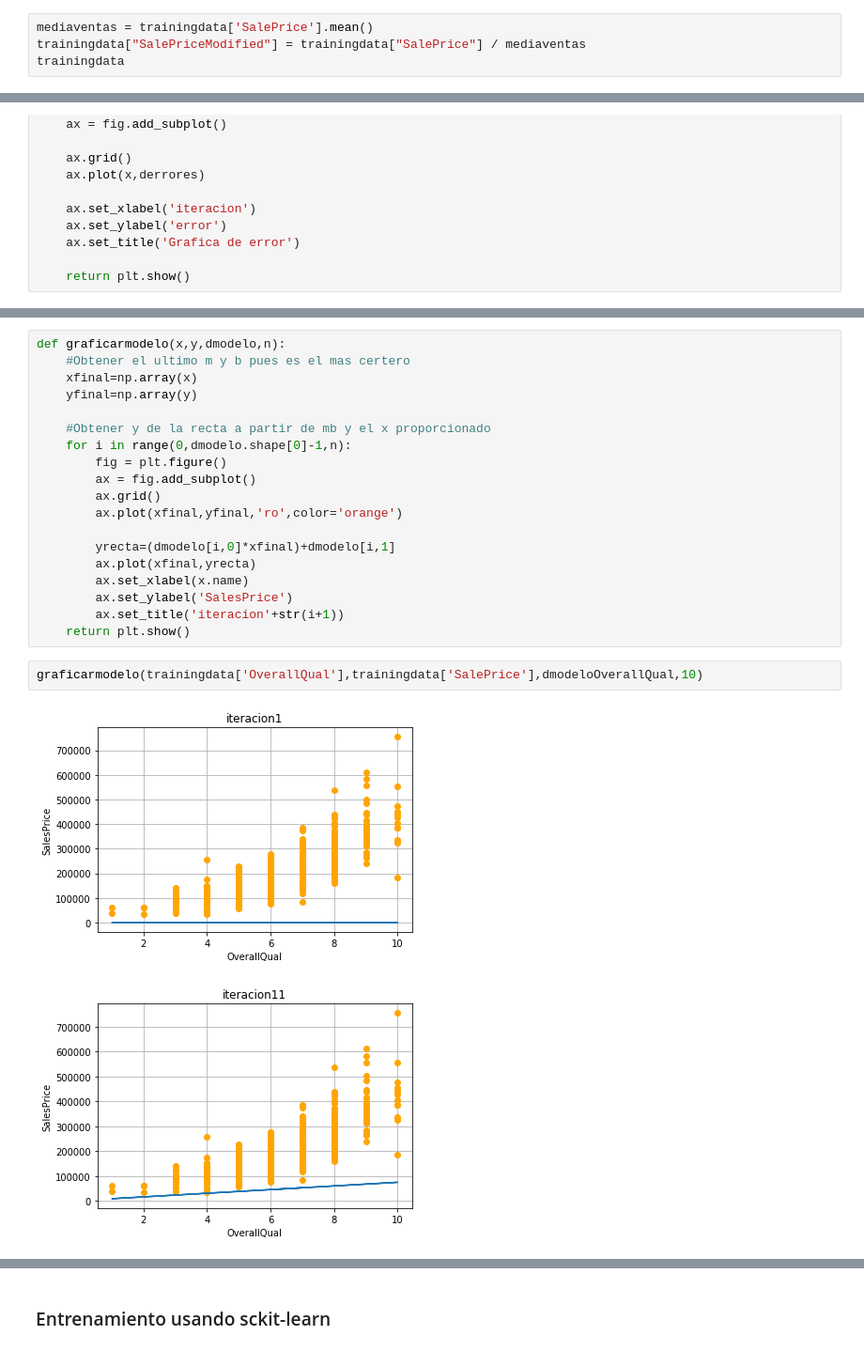
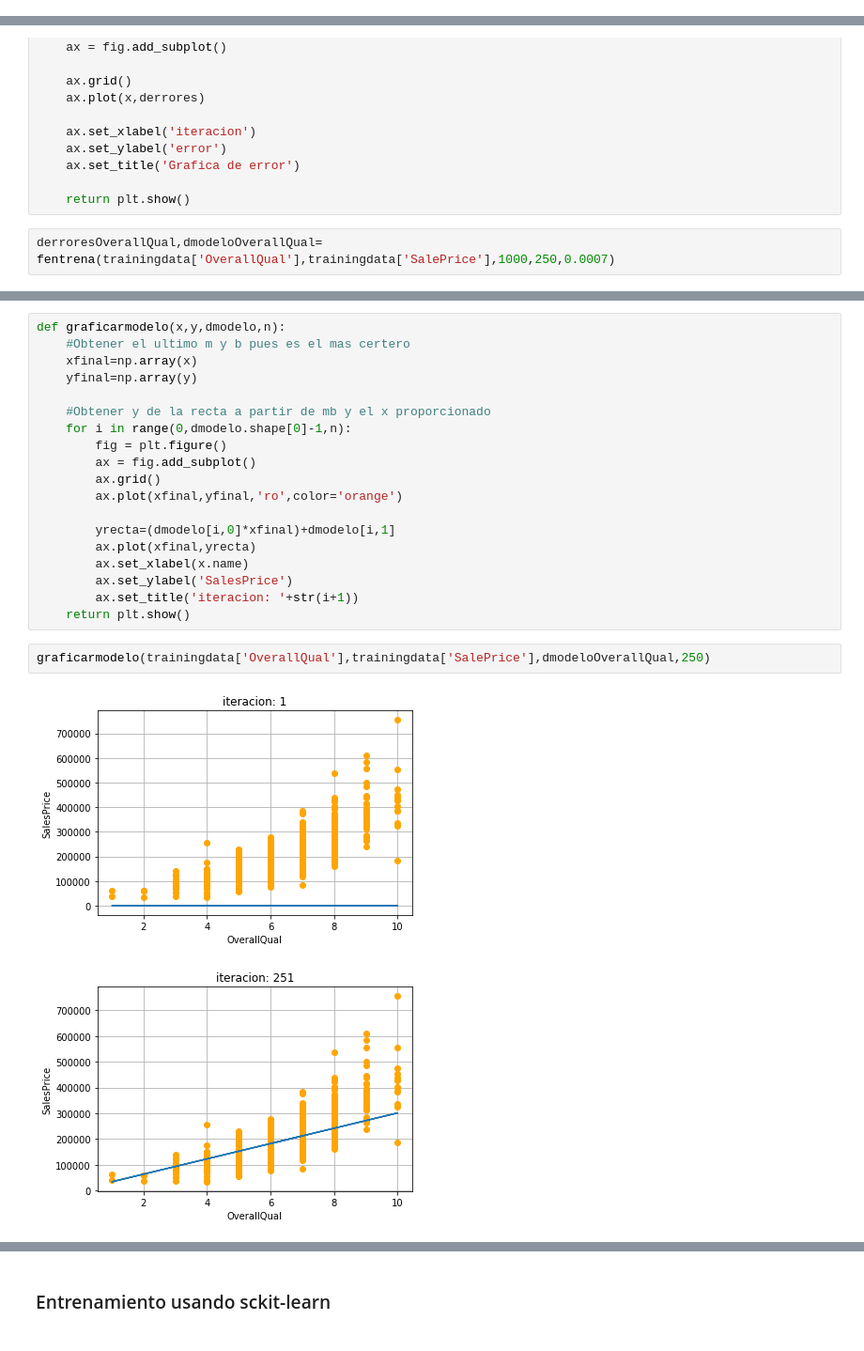
Before and after one commit to rub3ng0nzalez/MSDegree, a Jupyter notebook: Ciencia de datos en Python/proyecto_data/Proyecto-Ruben_Gonzalez.ipynb, the cells around one changed output, grey strips where cells are left out. Shown: that part at 94% size. Saved outputs shown, nothing was run; the diff lists cells and outputs as text.

```diff
--- a/Ciencia de datos en Python/proyecto_data/Proyecto-Ruben_Gonzalez.ipynb
+++ b/Ciencia de datos en Python/proyecto_data/Proyecto-Ruben_Gonzalez.ipynb
@@ -135,4 +127,0 @@ Para trabajar con valores no tan altos con respecto a los precios de venta se pr
-# %%
-mediaventas = trainingdata['SalePrice'].mean()
-trainingdata["SalePriceModified"] = trainingdata["SalePrice"] / mediaventas
-trainingdata
@@ -214,3 +175,5 @@ def graficarerror(derrores):
     ax.set_title('Grafica de error')
 
     return plt.show()
+# %%
+derroresOverallQual,dmodeloOverallQual= fentrena(trainingdata['OverallQual'],trainingdata['SalePrice'],1000,250,0.0007)
@@ -248,10 +212,10 @@ def graficarmodelo(x,y,dmodelo,n):
         ax.plot(xfinal,yrecta)
         ax.set_xlabel(x.name)
         ax.set_ylabel('SalesPrice')
-        ax.set_title('iteracion'+str(i+1))
+        ax.set_title('iteracion: '+str(i+1))
     return plt.show()
 # %%
-graficarmodelo(trainingdata['OverallQual'],trainingdata['SalePrice'],dmodeloOverallQual,10)
+graficarmodelo(trainingdata['OverallQual'],trainingdata['SalePrice'],dmodeloOverallQual,250)
 # %% [output]
-[figure, old version]
+[figure, new version]
-[figure, old version]
+[figure, new version]
```
Also changed, not shown: parts of 21 cells of this notebook.
